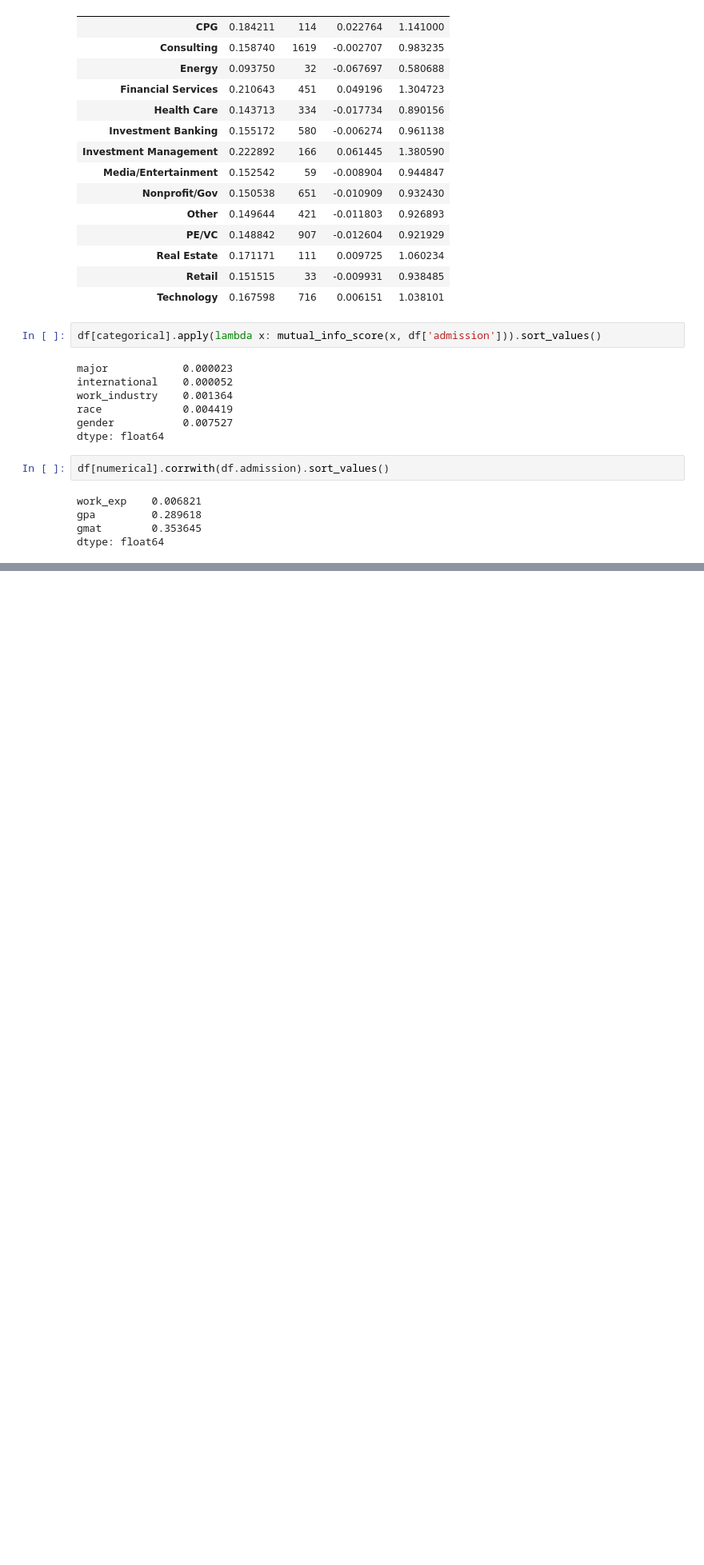
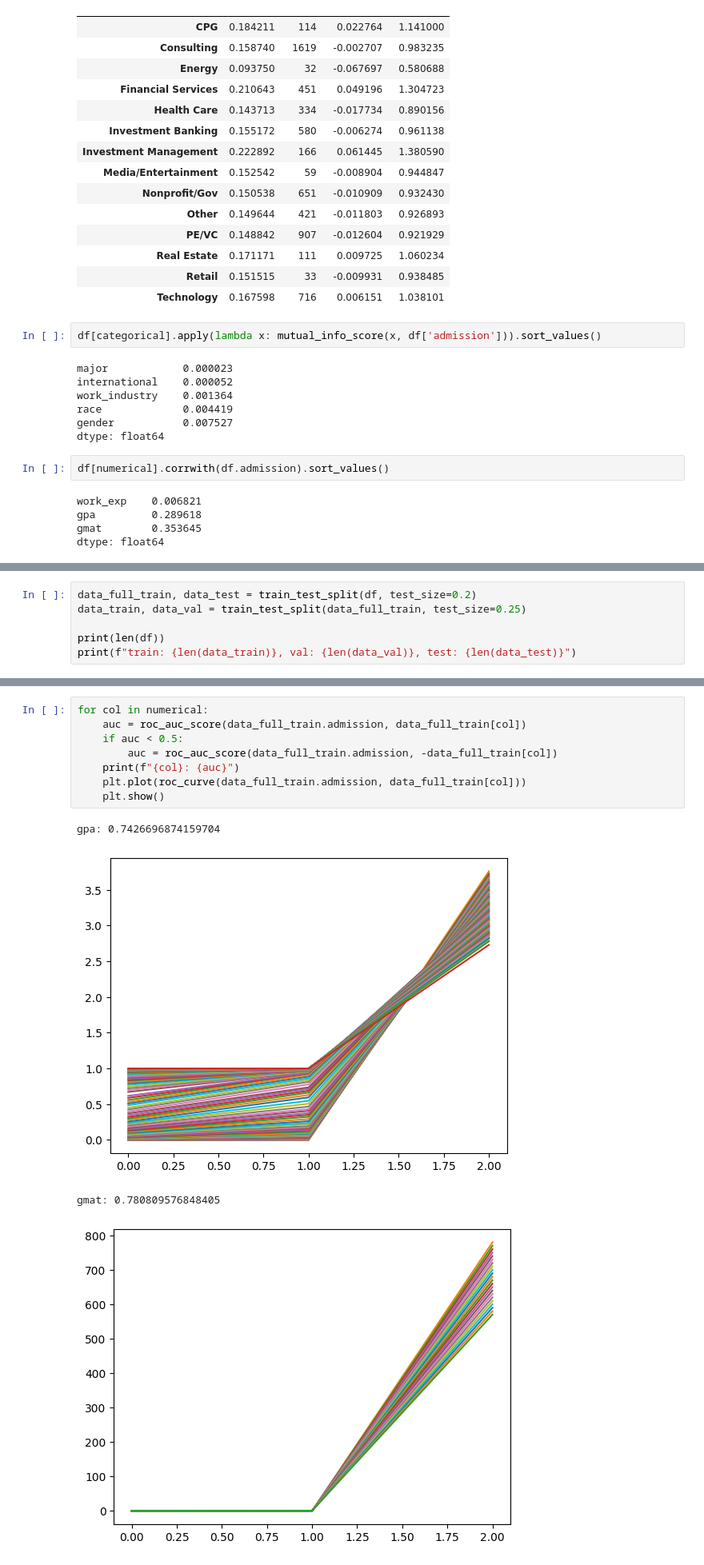
Before and after one commit to opedro-c/admission-prediction, a Jupyter notebook: mba_admission_2025.ipynb, the cells around one changed output, grey strips where cells are left out. Shown at 80% size. Drawn from its saved outputs; the diff is of its cells as text; blank space fills up the shorter version.

Commit message:
enhance Jupyter notebook for MBA admission analysis with EDA and model training steps

```diff
--- a/mba_admission_2025.ipynb
+++ b/mba_admission_2025.ipynb
@@ -111,0 +119,6 @@ dtype: float64
+# %%
+data_full_train, data_test = train_test_split(df, test_size=0.2)
+data_train, data_val = train_test_split(data_full_train, test_size=0.25)
+
+print(len(df))
+print(f"train: {len(data_train)}, val: {len(data_val)}, test: {len(data_test)}")
@@ -111,0 +160,13 @@ dtype: float64
+# %%
+for col in numerical:
+    auc = roc_auc_score(data_full_train.admission, data_full_train[col])
+    if auc < 0.5:
+        auc = roc_auc_score(data_full_train.admission, -data_full_train[col])
+    print(f"{col}: {auc}")
+    plt.plot(roc_curve(data_full_train.admission, data_full_train[col]))
+    plt.show()
+# %% [output]
+gpa: 0.7426696874159704
+[figure, added]
+gmat: 0.780809576848405
+[figure, added]
```
Also changed, not shown: parts of 11 cells of this notebook, 1 other file.
